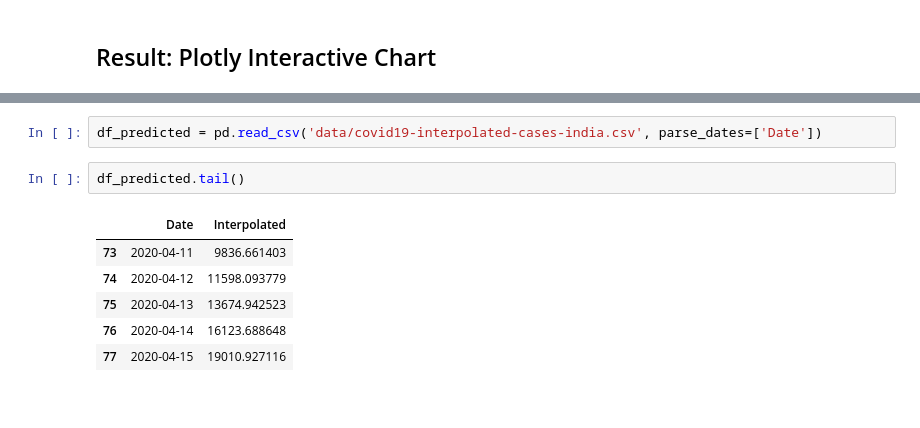
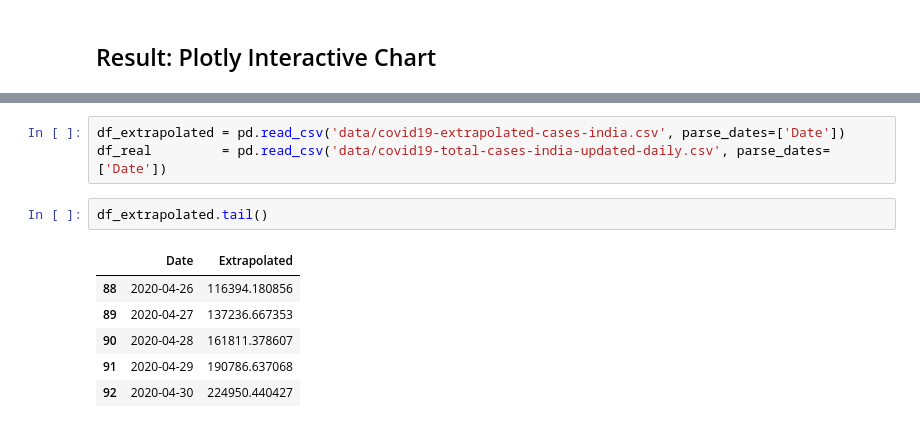
Before and after one commit to RSwarnkar/covid19-spread-exponential-graph-modeling, a Jupyter notebook: Measuring-COVID19-Lockdown-Impact-India.ipynb, the cells around one changed output, grey strips where cells are left out. Cells and saved outputs as stored; diff of their text form.

```diff
--- a/Measuring-COVID19-Lockdown-Impact-India.ipynb
+++ b/Measuring-COVID19-Lockdown-Impact-India.ipynb
@@ -377,11 +384,12 @@ Let's compare the actual cases each day reported, everyday till 14th April and s
 # %%
-df_predicted = pd.read_csv('data/covid19-interpolated-cases-india.csv', parse_dates=['Date'])
+df_extrapolated = pd.read_csv('data/covid19-extrapolated-cases-india.csv', parse_dates=['Date'])
+df_real         = pd.read_csv('data/covid19-total-cases-india-updated-daily.csv', parse_dates=['Date'])
 # %%
-df_predicted.tail()
+df_extrapolated.tail()
 # %% [output]
-|  | Date | Interpolated |
-| 73 | 2020-04-11 | 9836.661403 |
-| 74 | 2020-04-12 | 11598.093779 |
-| 75 | 2020-04-13 | 13674.942523 |
-| 76 | 2020-04-14 | 16123.688648 |
-| 77 | 2020-04-15 | 19010.927116 |
+|  | Date | Extrapolated |
+| 88 | 2020-04-26 | 116394.180856 |
+| 89 | 2020-04-27 | 137236.667353 |
+| 90 | 2020-04-28 | 161811.378607 |
+| 91 | 2020-04-29 | 190786.637068 |
+| 92 | 2020-04-30 | 224950.440427 |
```
Also changed, not shown: parts of 21 cells of this notebook.
